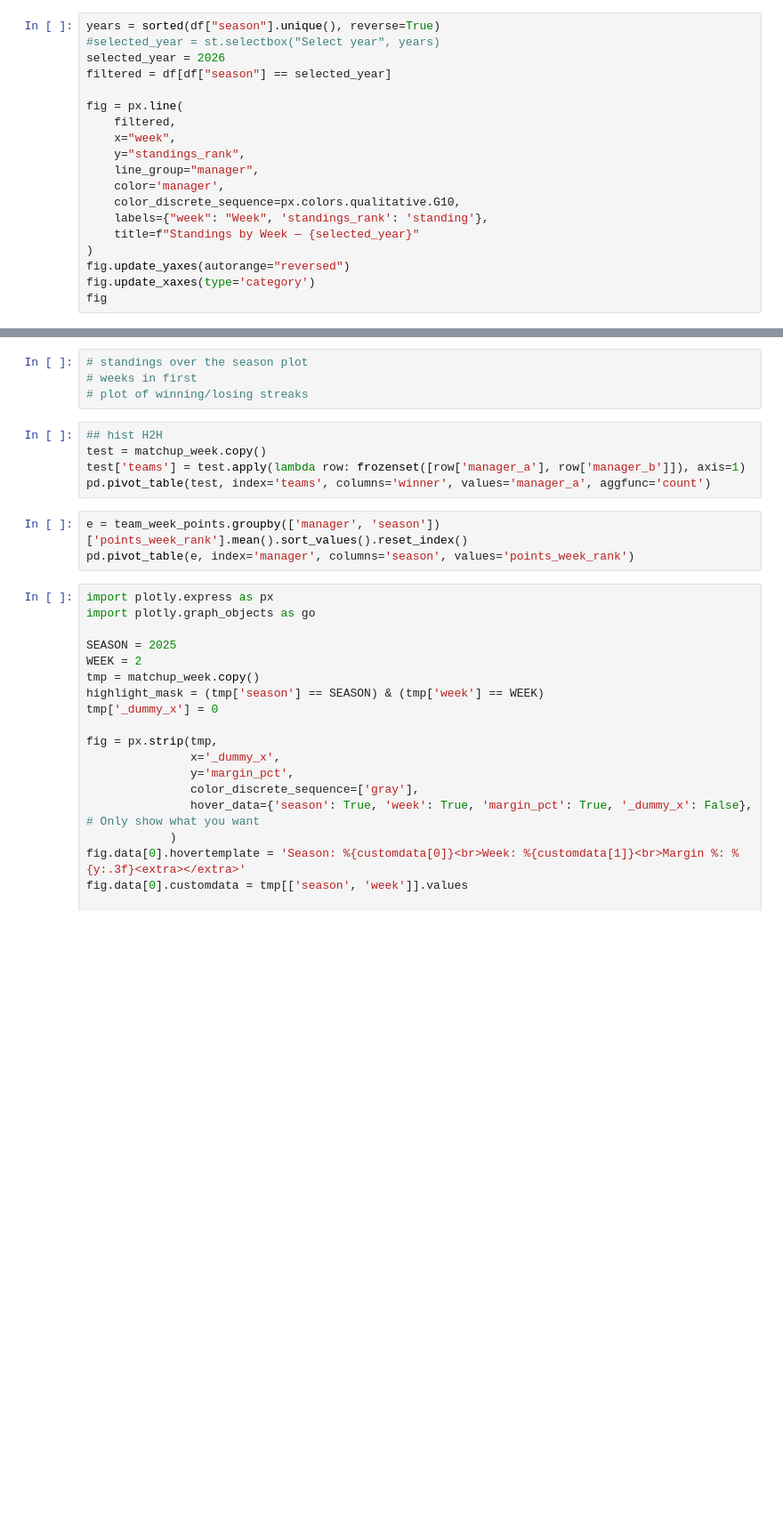
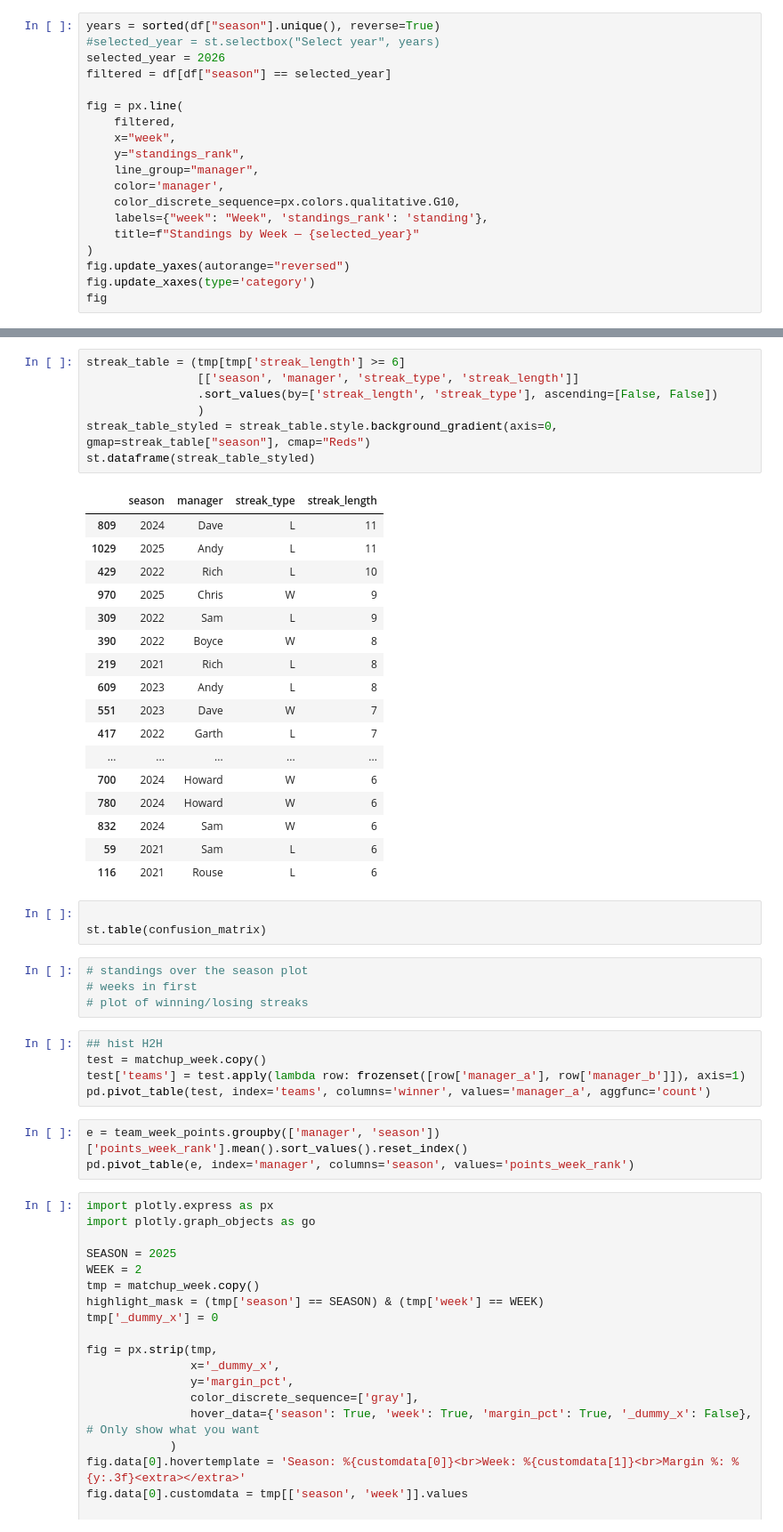
Before and after one commit to alexboyce3/fbl_dash, a Jupyter notebook: plotting.ipynb, the cells around one changed output, grey strips where cells are left out. Shown at 89% size. Cells and saved outputs as stored; diff of their text form; blank space fills up the shorter version.

```diff
--- a/plotting.ipynb
+++ b/plotting.ipynb
@@ -68,3 +97,31 @@ standings.head(1)
+# %%
+streak_table = (tmp[tmp['streak_length'] >= 6]
+                [['season', 'manager', 'streak_type', 'streak_length']]
+                .sort_values(by=['streak_length', 'streak_type'], ascending=[False, False])
+                )
+streak_table_styled = streak_table.style.background_gradient(axis=0, gmap=streak_table["season"], cmap="Reds")
+st.dataframe(streak_table_styled)
+# %% [output]
+|  | season | manager | streak_type | streak_length |
+| 809 | 2024 | Dave | L | 11 |
+| 1029 | 2025 | Andy | L | 11 |
+| 429 | 2022 | Rich | L | 10 |
+| 970 | 2025 | Chris | W | 9 |
+| 309 | 2022 | Sam | L | 9 |
+| 390 | 2022 | Boyce | W | 8 |
+| 219 | 2021 | Rich | L | 8 |
+| 609 | 2023 | Andy | L | 8 |
+| 551 | 2023 | Dave | W | 7 |
+| 417 | 2022 | Garth | L | 7 |
+| ... | ... | ... | ... | ... |
+| 700 | 2024 | Howard | W | 6 |
+| 780 | 2024 | Howard | W | 6 |
+| 832 | 2024 | Sam | W | 6 |
+| 59 | 2021 | Sam | L | 6 |
+| 116 | 2021 | Rouse | L | 6 |
+# %%
+
+st.table(confusion_matrix)
 # %%
 # standings over the season plot
 # weeks in first
```
Also changed, not shown: parts of 12 cells of this notebook, 2 other files.
